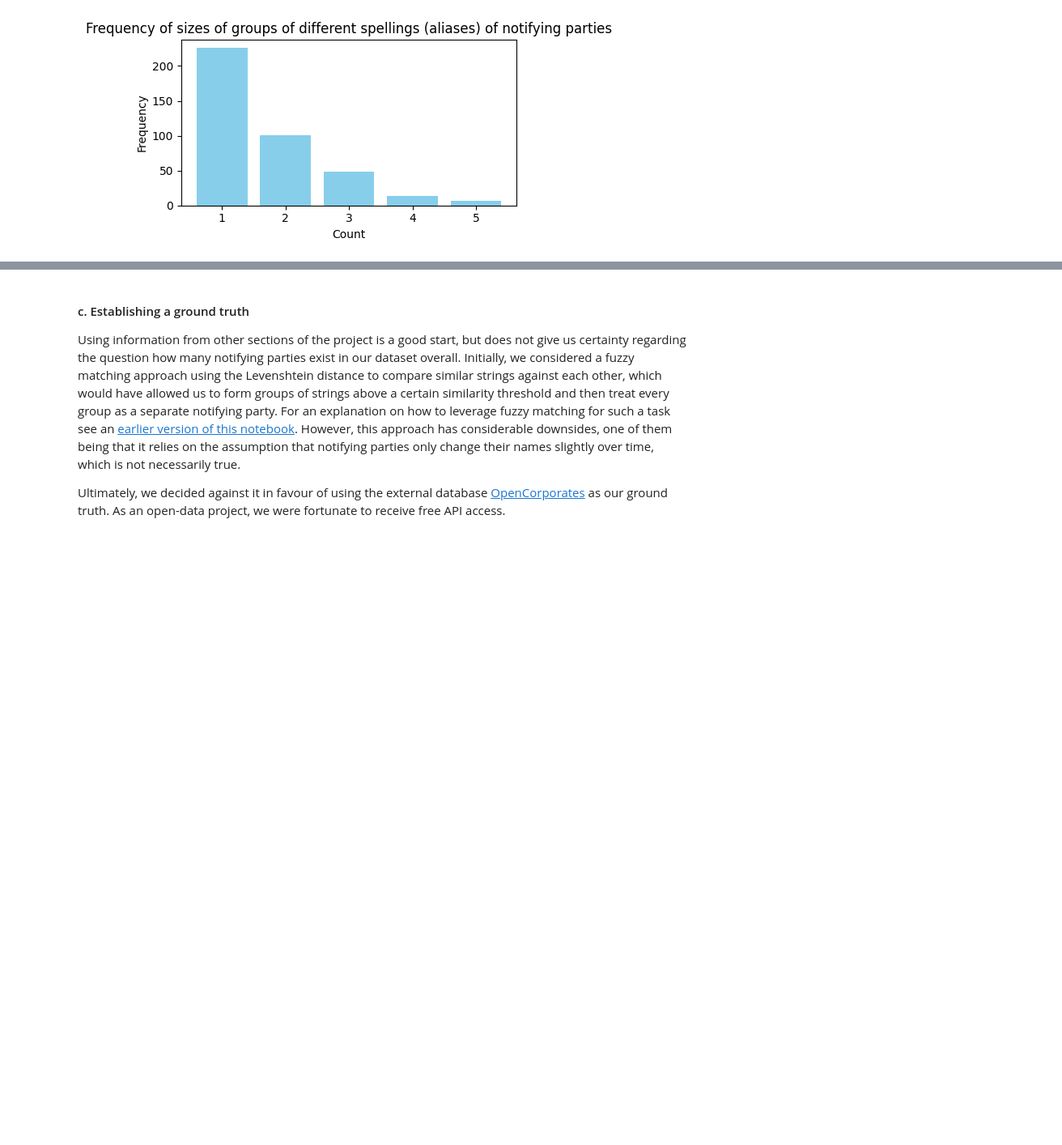
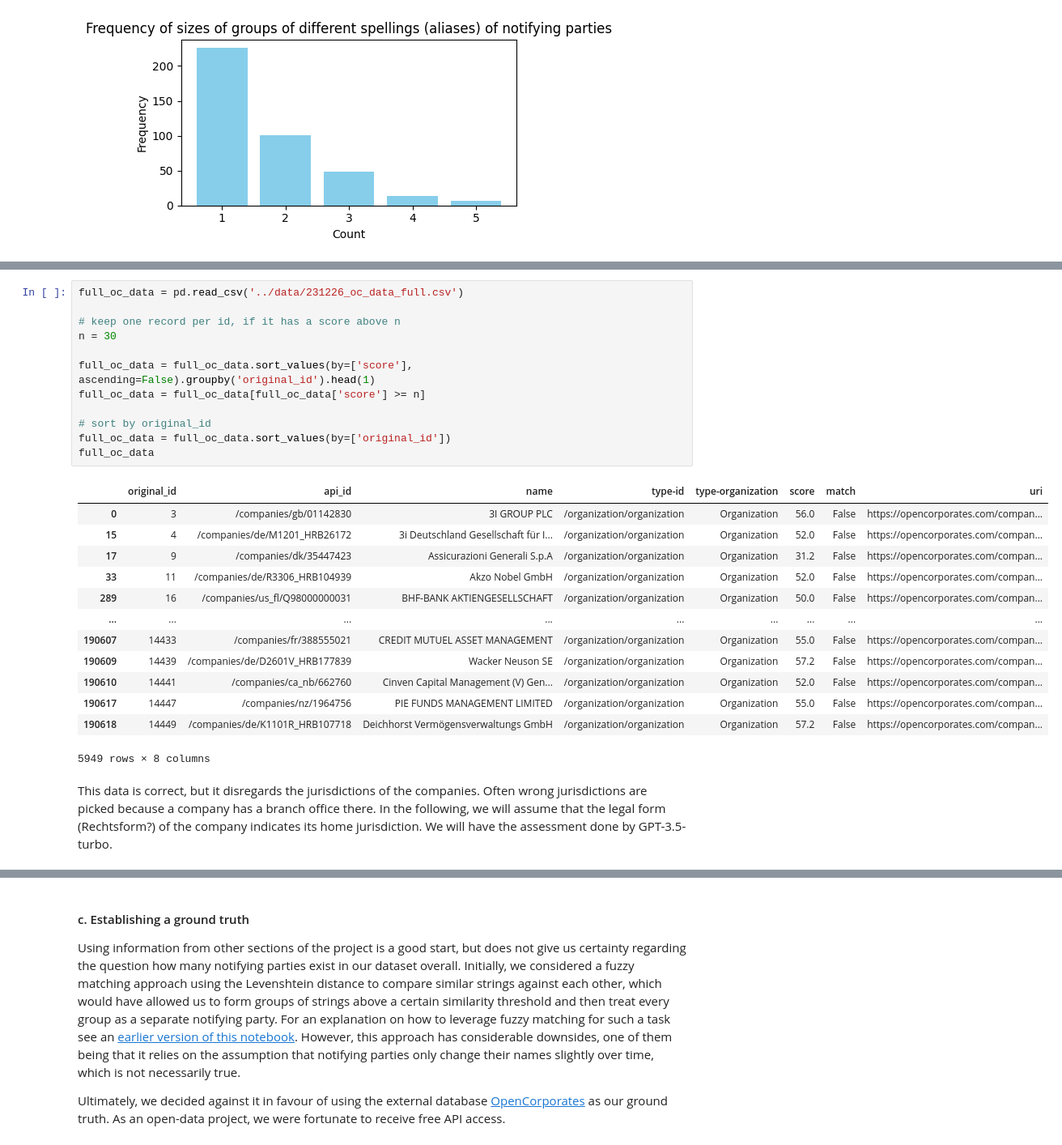
Before and after one commit to KensingtonOscupant/germanyinc-shareholders, a Jupyter notebook: src/exploration.ipynb, the cells around one changed output, grey strips where cells are left out. Shown: that part at 81% size. Drawn from its saved outputs; the diff is of its cells as text; blank space fills up the shorter version.

```diff
--- a/src/exploration.ipynb
+++ b/src/exploration.ipynb
@@ -244,0 +333,28 @@ We will set all this information aside for now and use it later.
+# %%
+full_oc_data = pd.read_csv('../data/231226_oc_data_full.csv')
+
+# keep one record per id, if it has a score above n
+n = 30
+
+full_oc_data = full_oc_data.sort_values(by=['score'], ascending=False).groupby('original_id').head(1)
+full_oc_data = full_oc_data[full_oc_data['score'] >= n]
+
+# sort by original_id
+full_oc_data = full_oc_data.sort_values(by=['original_id'])
+full_oc_data
+# %% [output]
+|  | original_id | api_id | name | type-id | type-organization | score | match | uri |
+| 0 | 3 | /companies/gb/01142830 | 3I GROUP PLC | /organization/organization | Organization | 56.0 | False | https://opencorporates.com/compan... |
+| 15 | 4 | /companies/de/M1201_HRB26172 | 3i Deutschland Gesellschaft für I... | /organization/organization | Organization | 52.0 | False | https://opencorporates.com/compan... |
+| 17 | 9 | /companies/dk/35447423 | Assicurazioni Generali S.p.A | /organization/organization | Organization | 31.2 | False | https://opencorporates.com/compan... |
+| 33 | 11 | /companies/de/R3306_HRB104939 | Akzo Nobel GmbH | /organization/organization | Organization | 52.0 | False | https://opencorporates.com/compan... |
+| 289 | 16 | /companies/us_fl/Q98000000031 | BHF-BANK AKTIENGESELLSCHAFT | /organization/organization | Organization | 50.0 | False | https://opencorporates.com/compan... |
+| ... | ... | ... | ... | ... | ... | ... | ... | ... |
+| 190607 | 14433 | /companies/fr/388555021 | CREDIT MUTUEL ASSET MANAGEMENT | /organization/organization | Organization | 55.0 | False | https://opencorporates.com/compan... |
+| 190609 | 14439 | /companies/de/D2601V_HRB177839 | Wacker Neuson SE | /organization/organization | Organization | 57.2 | False | https://opencorporates.com/compan... |
+| 190610 | 14441 | /companies/ca_nb/662760 | Cinven Capital Management (V) Gen... | /organization/organization | Organization | 52.0 | False | https://opencorporates.com/compan... |
+| 190617 | 14447 | /companies/nz/1964756 | PIE FUNDS MANAGEMENT LIMITED | /organization/organization | Organization | 55.0 | False | https://opencorporates.com/compan... |
+| 190618 | 14449 | /companies/de/K1101R_HRB107718 | Deichhorst Vermögensverwaltungs GmbH | /organization/organization | Organization | 57.2 | False | https://opencorporates.com/compan... |
+5949 rows × 8 columns
+# %% [markdown]
+This data is correct, but it disregards the jurisdictions of the companies. Often wrong jurisdictions are picked because a company has a branch office there. In the following, we will assume that the legal form (Rechtsform?) of the company indicates its home jurisdiction. We will have the assessment done by GPT-3.5-turbo.
```
Also changed, not shown: parts of 23 cells of this notebook.
